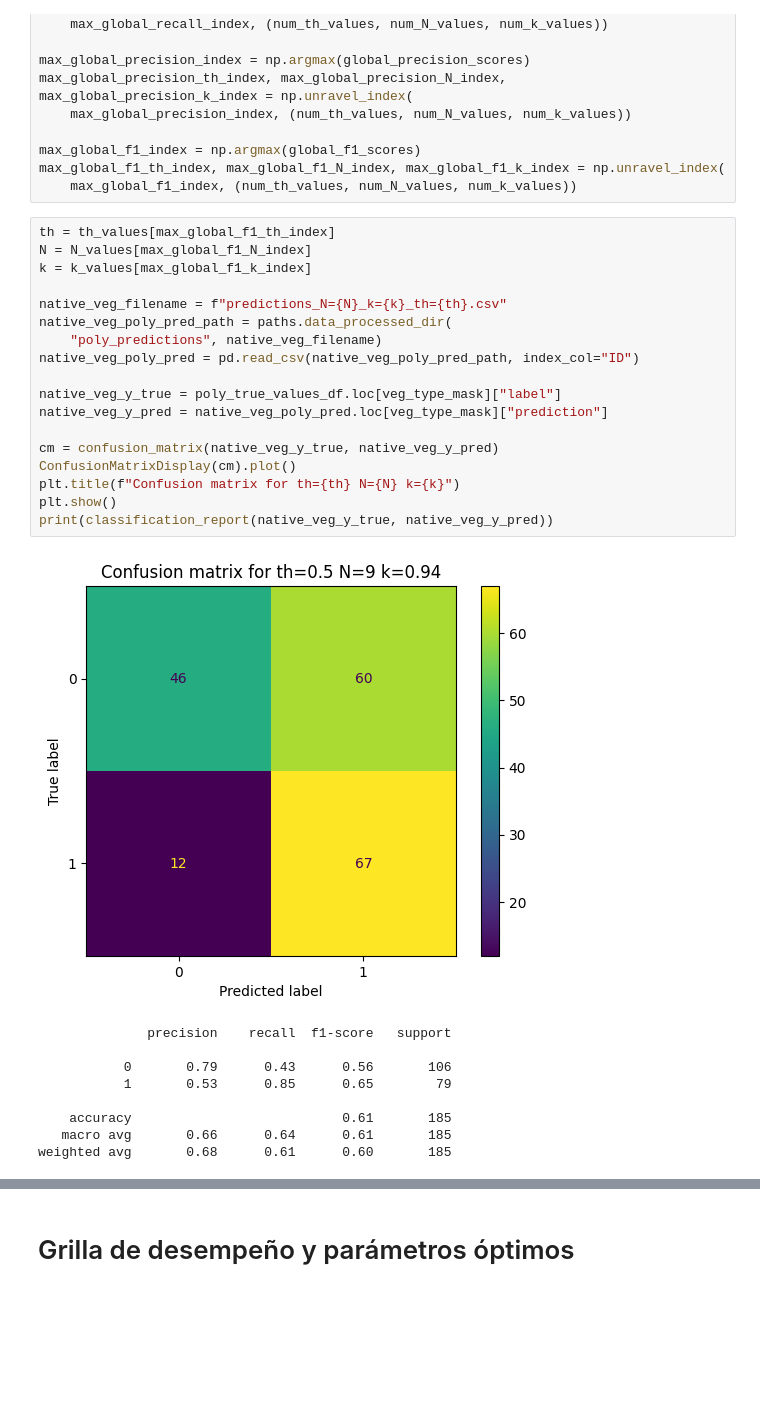
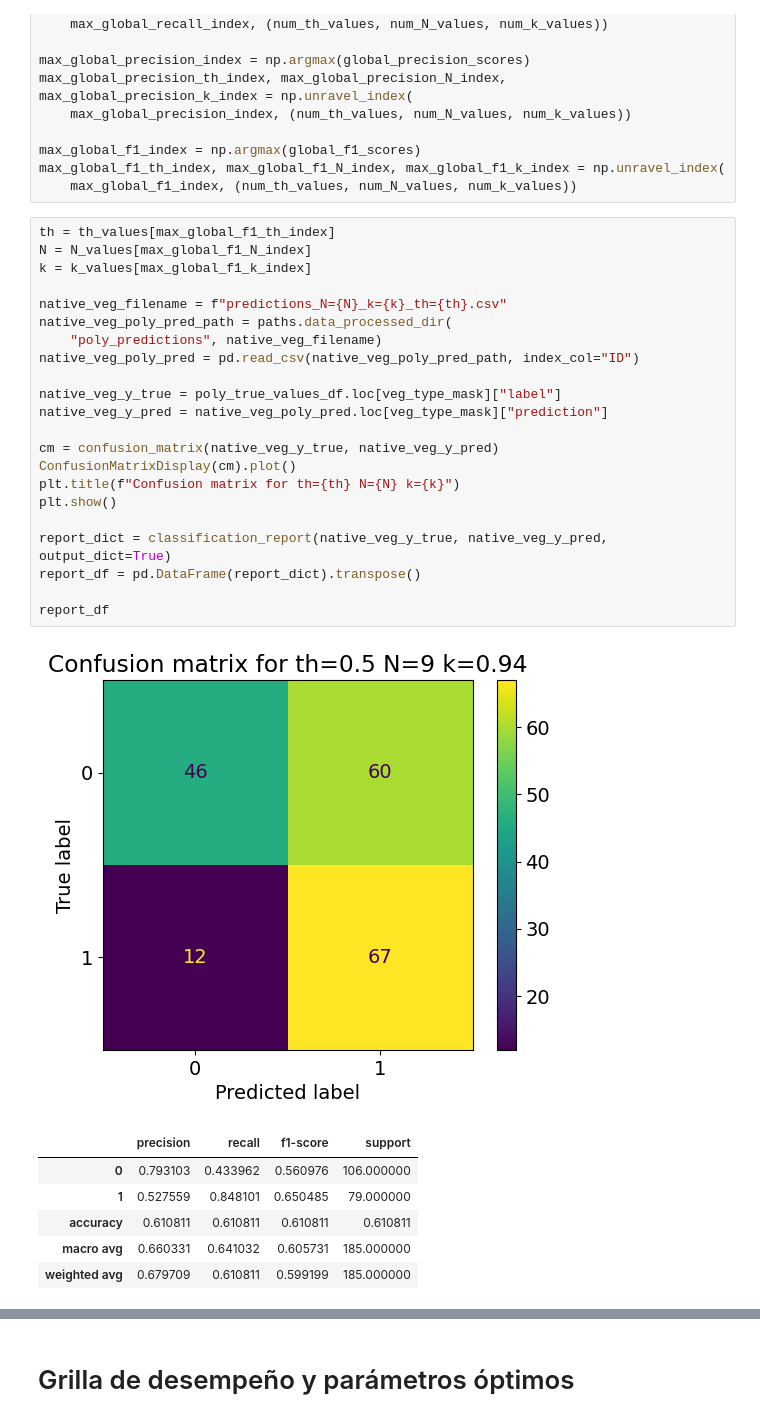
Before and after one commit to tcouso/esn-change-detection, a Jupyter notebook: notebooks/results/1.0-tcouso-detection-results.ipynb, the cells around one changed output, grey strips where cells are left out. Cells and saved outputs as stored; diff of their text form; blank space fills up the shorter version.

```diff
--- a/notebooks/results/1.0-tcouso-detection-results.ipynb
+++ b/notebooks/results/1.0-tcouso-detection-results.ipynb
@@ -199,30 +200,32 @@ max_global_f1_th_index, max_global_f1_N_index, max_global_f1_k_index = np.unrave
 # %%
 th = th_values[max_global_f1_th_index]
 N = N_values[max_global_f1_N_index]
 k = k_values[max_global_f1_k_index]
 
 native_veg_filename = f"predictions_N={N}_k={k}_th={th}.csv"
 native_veg_poly_pred_path = paths.data_processed_dir(
     "poly_predictions", native_veg_filename)
 native_veg_poly_pred = pd.read_csv(native_veg_poly_pred_path, index_col="ID")
 
 native_veg_y_true = poly_true_values_df.loc[veg_type_mask]["label"]
 native_veg_y_pred = native_veg_poly_pred.loc[veg_type_mask]["prediction"]
 
 cm = confusion_matrix(native_veg_y_true, native_veg_y_pred)
 ConfusionMatrixDisplay(cm).plot()
 plt.title(f"Confusion matrix for th={th} N={N} k={k}")
 plt.show()
-print(classification_report(native_veg_y_true, native_veg_y_pred))
+
+report_dict = classification_report(native_veg_y_true, native_veg_y_pred, output_dict=True)
+report_df = pd.DataFrame(report_dict).transpose()
+
+report_df
 # %% [output]
-[figure, old version]
+[figure, new version]
-              precision    recall  f1-score   support
-
-           0       0.79      0.43      0.56       106
-           1       0.53      0.85      0.65        79
-
-    accuracy                           0.61       185
-   macro avg       0.66      0.64      0.61       185
-weighted avg       0.68      0.61      0.60       185
+|  | precision | recall | f1-score | support |
+| 0 | 0.793103 | 0.433962 | 0.560976 | 106.000000 |
+| 1 | 0.527559 | 0.848101 | 0.650485 | 79.000000 |
+| accuracy | 0.610811 | 0.610811 | 0.610811 | 0.610811 |
+| macro avg | 0.660331 | 0.641032 | 0.605731 | 185.000000 |
+| weighted avg | 0.679709 | 0.610811 | 0.599199 | 185.000000 |
 # %%
 poly_results = poly_true_values_df.copy()
```
Also changed, not shown: parts of 6 cells of this notebook, 35 other files.
